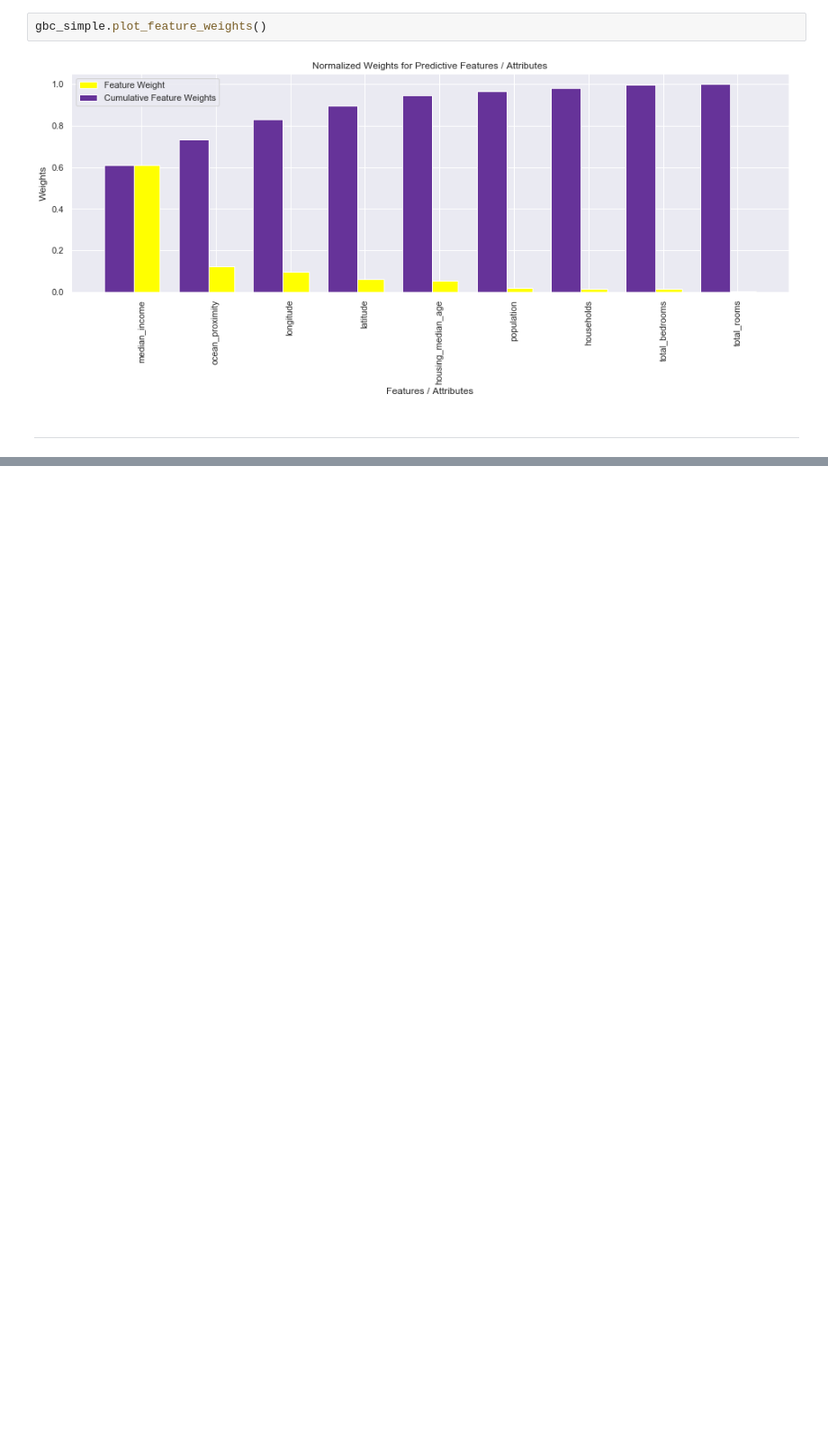
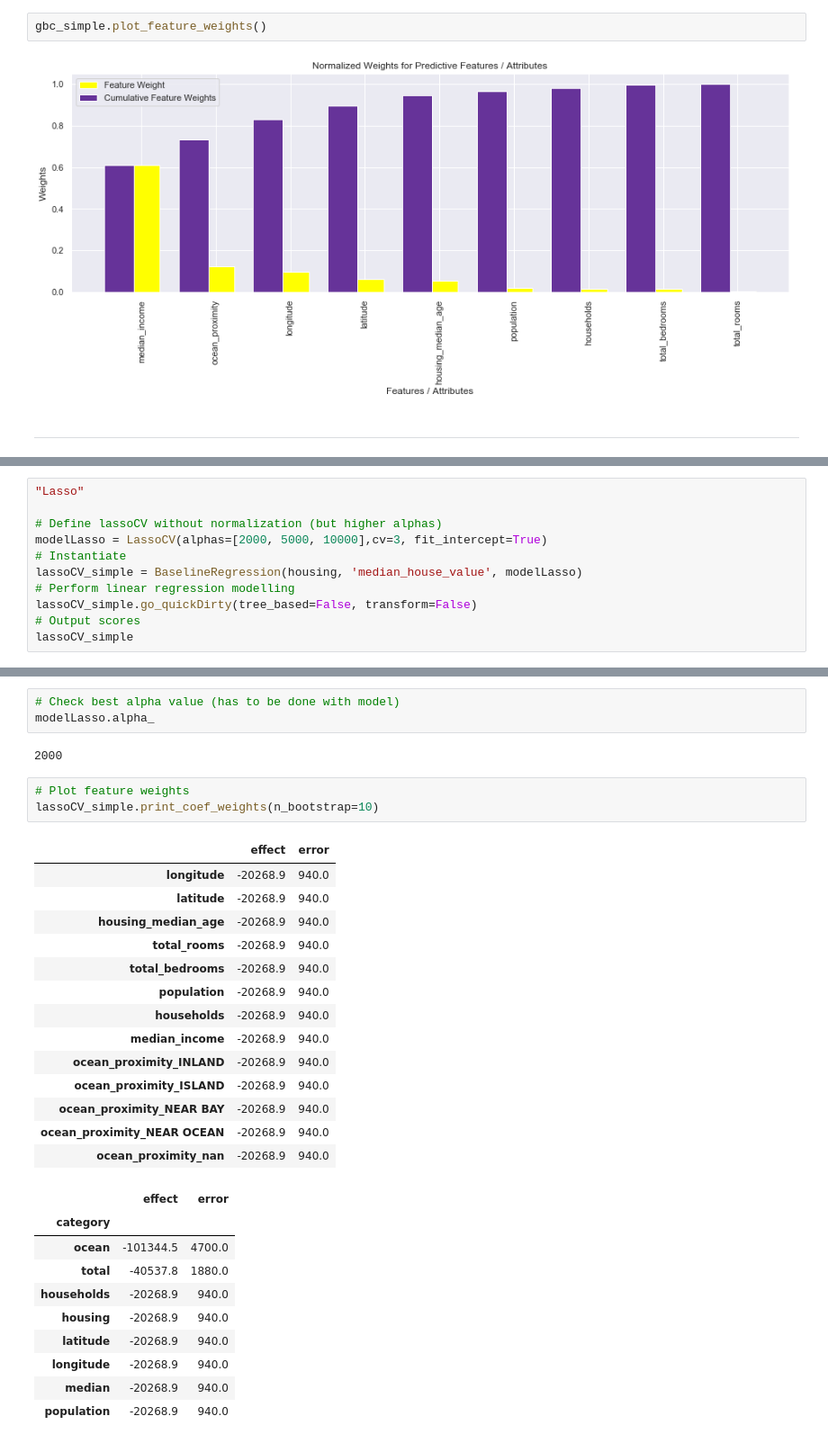
Before and after one commit to rbuerki/codebook, a Jupyter notebook: test_notebooks/baseline_regressor_demo_and_testing.ipynb, the cells around one changed output, grey strips where cells are left out. Shown at 90% size. Saved outputs shown, nothing was run; the diff lists cells and outputs as text; blank space fills up the shorter version.

```diff
--- a/test_notebooks/baseline_regressor_demo_and_testing.ipynb
+++ b/test_notebooks/baseline_regressor_demo_and_testing.ipynb
@@ -268,0 +314,11 @@ gbc_simple.plot_feature_weights()
+# %%
+"Lasso"
+
+# Define lassoCV without normalization (but higher alphas)
+modelLasso = LassoCV(alphas=[2000, 5000, 10000],cv=3, fit_intercept=True)
+# Instantiate
+lassoCV_simple = BaselineRegression(housing, 'median_house_value', modelLasso)
+# Perform linear regression modelling
+lassoCV_simple.go_quickDirty(tree_based=False, transform=False)
+# Output scores
+lassoCV_simple
@@ -268,0 +336,33 @@ gbc_simple.plot_feature_weights()
+# %%
+# Check best alpha value (has to be done with model)
+modelLasso.alpha_
+# %% [output]
+2000
+# %%
+# Plot feature weights
+lassoCV_simple.print_coef_weights(n_bootstrap=10)
+# %% [output]
+|  | effect | error |
+| longitude | -20268.9 | 940.0 |
+| latitude | -20268.9 | 940.0 |
+| housing_median_age | -20268.9 | 940.0 |
+| total_rooms | -20268.9 | 940.0 |
+| total_bedrooms | -20268.9 | 940.0 |
+| population | -20268.9 | 940.0 |
+| households | -20268.9 | 940.0 |
+| median_income | -20268.9 | 940.0 |
+| ocean_proximity_INLAND | -20268.9 | 940.0 |
+| ocean_proximity_ISLAND | -20268.9 | 940.0 |
+| ocean_proximity_NEAR BAY | -20268.9 | 940.0 |
+| ocean_proximity_NEAR OCEAN | -20268.9 | 940.0 |
+| ocean_proximity_nan | -20268.9 | 940.0 |
+|  | effect | error |
+| category |  |  |
+| ocean | -101344.5 | 4700.0 |
+| total | -40537.8 | 1880.0 |
+| households | -20268.9 | 940.0 |
+| housing | -20268.9 | 940.0 |
+| latitude | -20268.9 | 940.0 |
+| longitude | -20268.9 | 940.0 |
+| median | -20268.9 | 940.0 |
+| population | -20268.9 | 940.0 |
```
Also changed, not shown: parts of 18 cells of this notebook.
